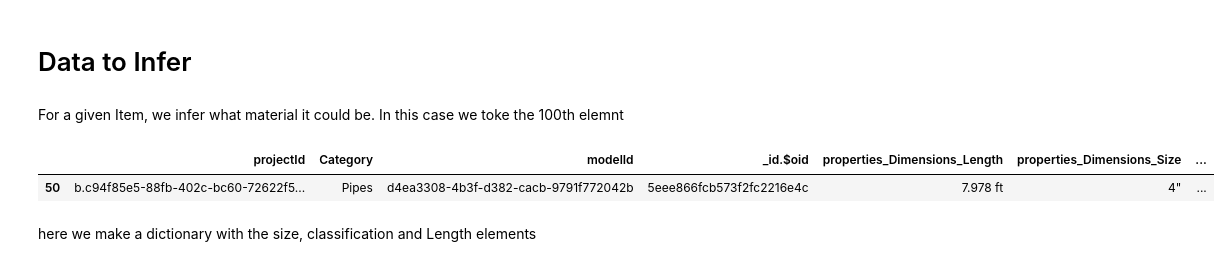
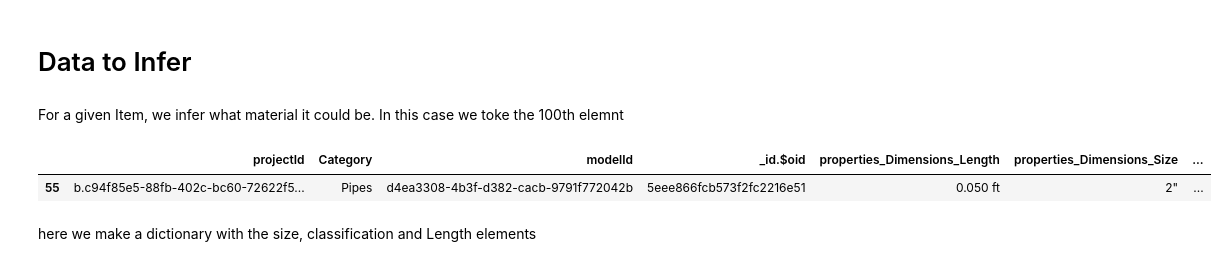
Before and after one commit to pabloderen/BIMinferer, a Jupyter notebook: Pipe_Analysis_3.ipynb, the cells around one changed output. Saved outputs shown, nothing was run; the diff lists cells and outputs as text; code cells hidden in the pictures.

```diff
--- a/Pipe_Analysis_3.ipynb
+++ b/Pipe_Analysis_3.ipynb
@@ -359,12 +364,12 @@ dataf.head(3)
 # %% [markdown]
 For a given Item, we infer what material it could be. In this case we toke the 100th elemnt
 # %%
-eli=dataf.iloc[50].to_frame().T
+eli=dataf.iloc[55].to_frame().T
 #First individualizate the elemnt
 eli
 # %% [output]
 |  | projectId | Category | modelId | _id.$oid | properties_Dimensions_Length | properties_Dimensions_Size | ... |
-| 50 | b.c94f85e5-88fb-402c-bc60-72622f5... | Pipes | d4ea3308-4b3f-d382-cacb-9791f772042b | 5eee866fcb573f2fc2216e4c | 7.978 ft | 4" | ... |
+| 55 | b.c94f85e5-88fb-402c-bc60-72622f5... | Pipes | d4ea3308-4b3f-d382-cacb-9791f772042b | 5eee866fcb573f2fc2216e51 | 0.050 ft | 2" | ... |
 # %% [markdown]
 here we make a dictionary with the size, classification and Length elements
 # %%
```
Also changed, not shown: parts of 16 cells of this notebook.
